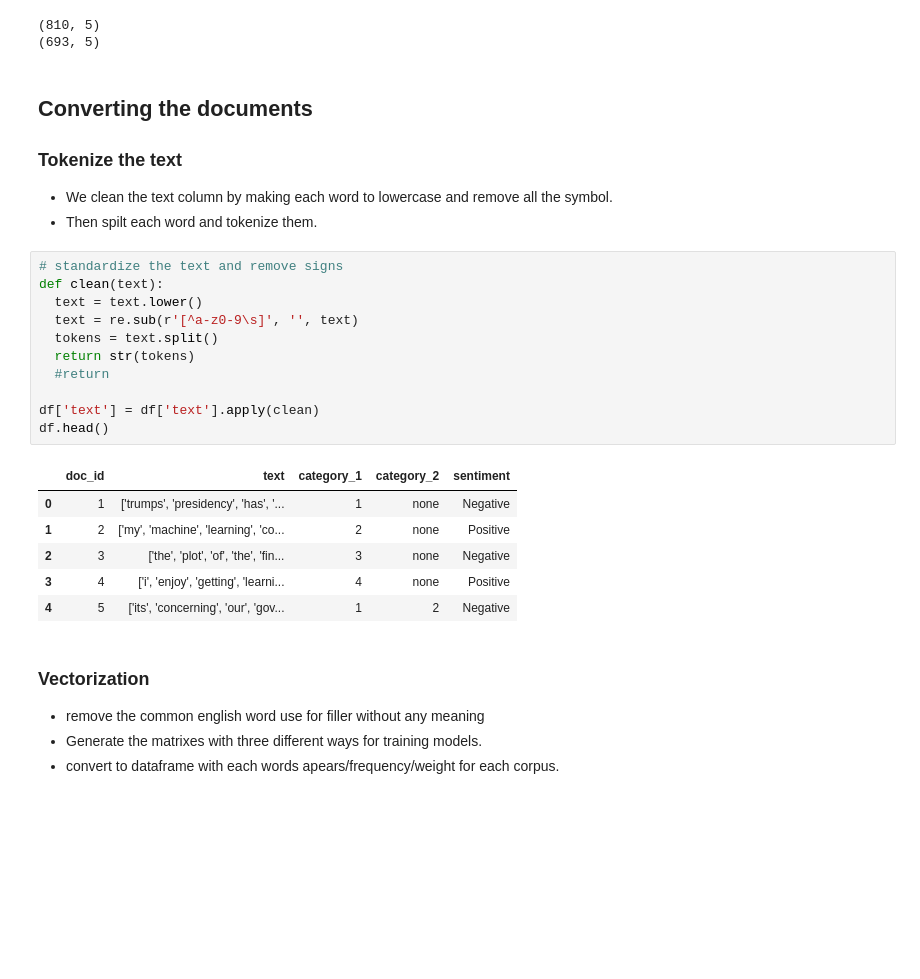
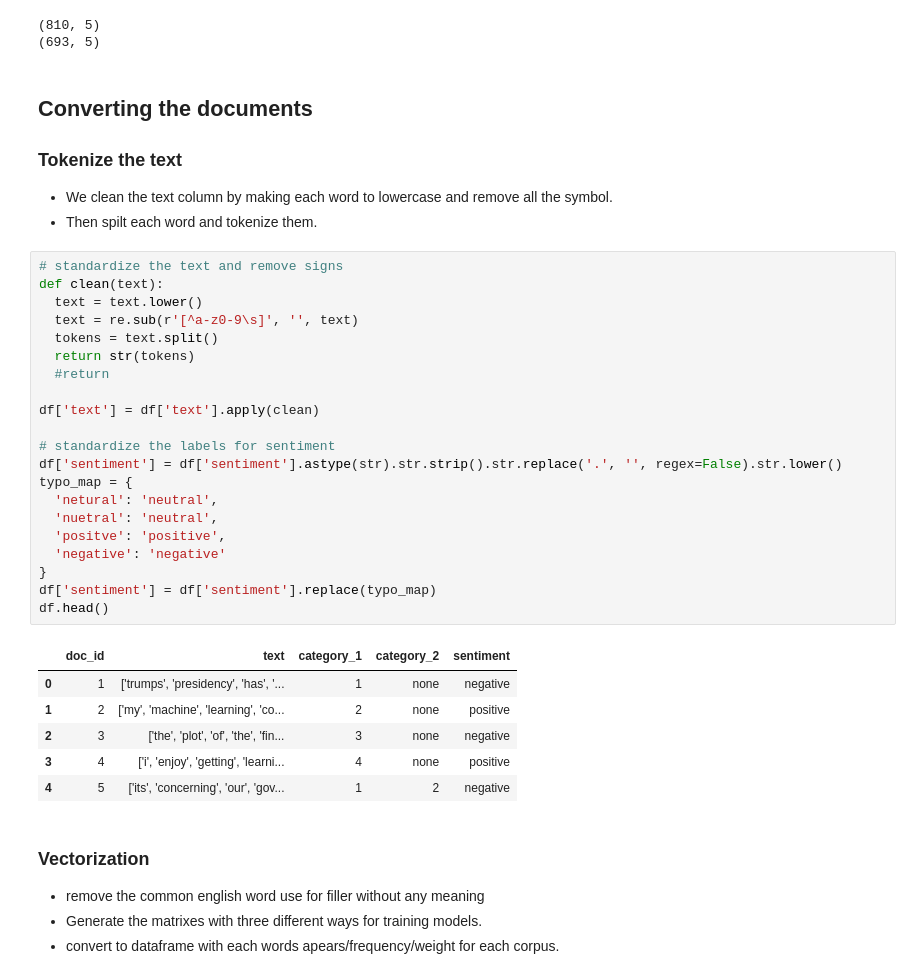
Before and after one commit to christiewong219/Team-5-CS105-Final-Project, a Jupyter notebook: Team5_CS105_Final_Project.ipynb, the cells around one changed output. Drawn from its saved outputs; the diff is of its cells as text; blank space fills up the shorter version.

Commit message:
clean sentiment value

```diff
--- a/Team5_CS105_Final_Project.ipynb
+++ b/Team5_CS105_Final_Project.ipynb
@@ -66,29 +66,38 @@ print(df.shape)
 (810, 5)
 (693, 5)
 # %% [markdown]
-## Converting the documents
-
+## **Converting the documents**
 ### Tokenize the text
 * We clean the text column by making each word to lowercase and remove all the symbol.
 * Then spilt each word and tokenize them.
 # %%
 # standardize the text and remove signs
 def clean(text):
   text = text.lower()
   text = re.sub(r'[^a-z0-9\s]', '', text)
   tokens = text.split()
   return str(tokens)
   #return
 
 df['text'] = df['text'].apply(clean)
+
+# standardize the labels for sentiment
+df['sentiment'] = df['sentiment'].astype(str).str.strip().str.replace('.', '', regex=False).str.lower()
+typo_map = {
+  'netural': 'neutral',
+  'nuetral': 'neutral',
+  'positve': 'positive',
+  'negative': 'negative'
+}
+df['sentiment'] = df['sentiment'].replace(typo_map)
 df.head()
 # %% [output]
 |  | doc_id | text | category_1 | category_2 | sentiment |
-| 0 | 1 | ['trumps', 'presidency', 'has', '... | 1 | none | Negative |
-| 1 | 2 | ['my', 'machine', 'learning', 'co... | 2 | none | Positive |
-| 2 | 3 | ['the', 'plot', 'of', 'the', 'fin... | 3 | none | Negative |
-| 3 | 4 | ['i', 'enjoy', 'getting', 'learni... | 4 | none | Positive |
-| 4 | 5 | ['its', 'concerning', 'our', 'gov... | 1 | 2 | Negative |
+| 0 | 1 | ['trumps', 'presidency', 'has', '... | 1 | none | negative |
+| 1 | 2 | ['my', 'machine', 'learning', 'co... | 2 | none | positive |
+| 2 | 3 | ['the', 'plot', 'of', 'the', 'fin... | 3 | none | negative |
+| 3 | 4 | ['i', 'enjoy', 'getting', 'learni... | 4 | none | positive |
+| 4 | 5 | ['its', 'concerning', 'our', 'gov... | 1 | 2 | negative |
 # %% [markdown]
 ### Vectorization
 
```
Also changed, not shown: parts of 10 cells of this notebook.
